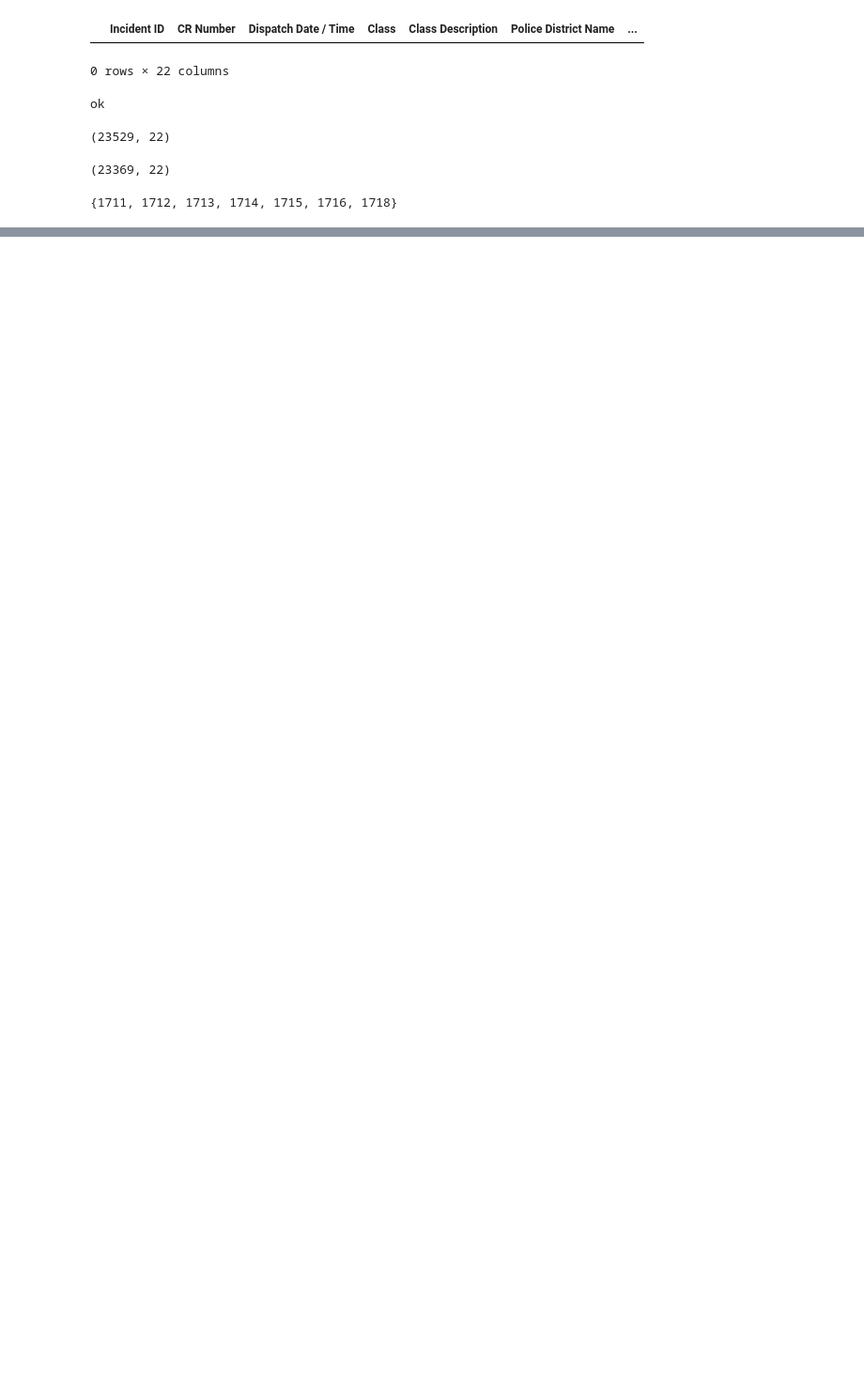
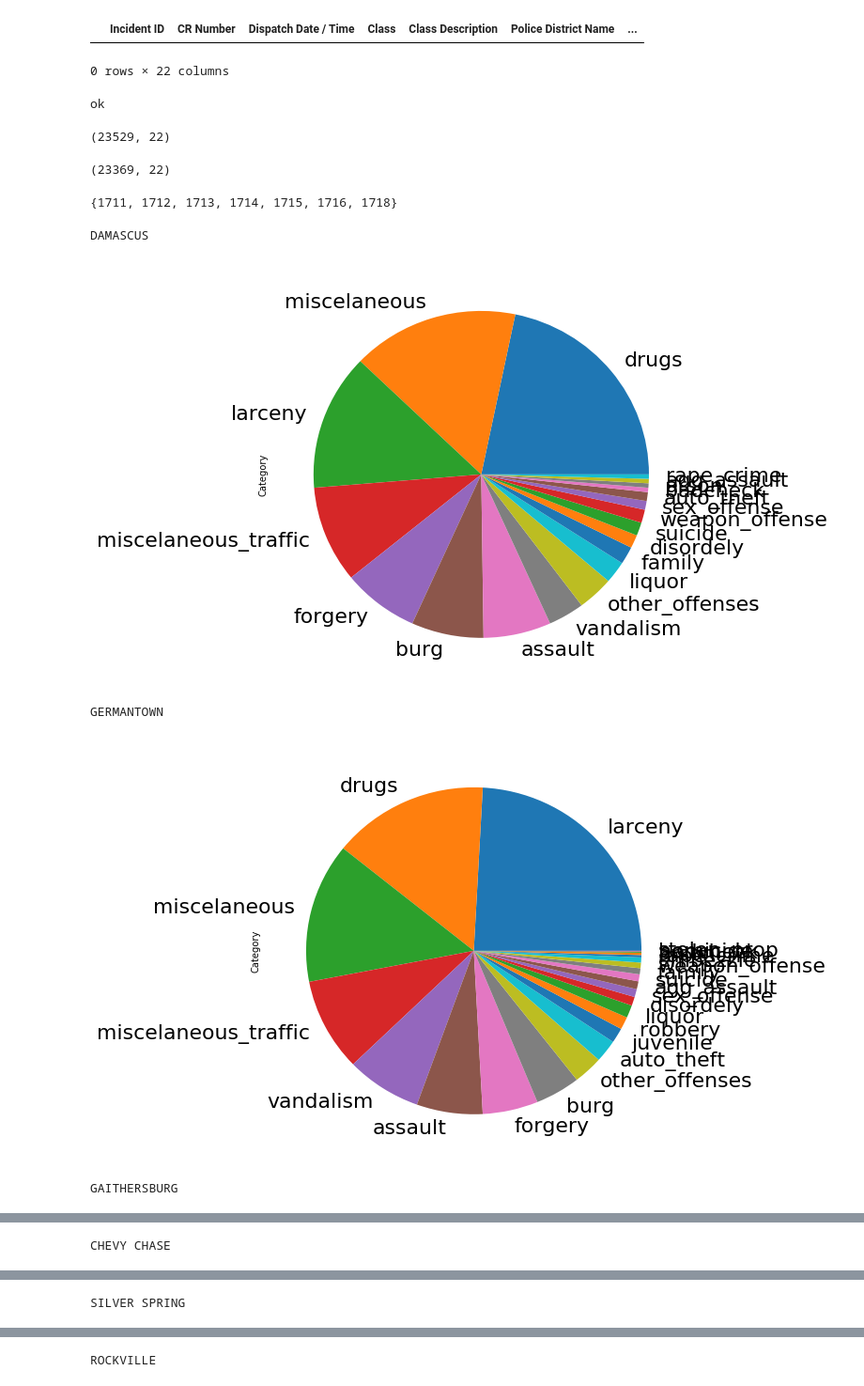
Before and after one commit to abugim/Minority-Report, a Jupyter notebook: Classificacao_ocorrencias.ipynb, the cells around one changed output, grey strips where cells are left out. Shown at 94% size. Cells and saved outputs as stored; diff of their text form; code cells hidden in the pictures; blank space fills up the shorter version.

Commit message:
Visualização do perfil de crimes por cidade (em construção)

```diff
--- a/Classificacao_ocorrencias.ipynb
+++ b/Classificacao_ocorrencias.ipynb
@@ -233,12 +237,12 @@ cat_str = ['family',
               'larceny',
               'robbery',
               'badcheck',
-              'drug',
+              'drugs',
               'assault',
               'agg_assault',
               'vandalism',
               'forgery',
-              'misc',
+              'miscelaneous',
               'liquor',
               'suicide',
               'weapon_offense',
@@ -250,20 +254,26 @@ cat_str = ['family',
               'stolen_prop',
               'auto_theft',
               'burg',
-              'misc_trafic',
+              'miscelaneous_traffic',
               'arson',
               'vice',
               'other_offenses']
-# %%
-cidade_tipos_ocorrencia = {}
-tipos_ocorrencia = {}
-cities = crimes['City']
-i = 0
-for city in cities:
-    class_crime = crimes[crimes['City'] == city].loc[:,'Class']
-    for categoria in categorias:
-        tipos_ocorrencia[cat_str[i]] = np.sum(class_crime[categoria])
-        i = i+1
-    cidade_tipos_ocorrencia[city] = tipos_ocorrencia
-    tipos_ocorrencia ={}
-    i = 0
+# %%
+crimes['Category'] = ''
+category_dict = {}
+
+for categoria, nome_categoria in zip(categorias, cat_str):
+    crimes.loc[categoria, 'Category'] = nome_categoria
+# %%
+cities = crimes['City'].unique()
+
+for city in cities:
+    print(city)
+    crimes[crimes['City'] == city].loc[:,'Category'].value_counts(normalize=True).plot(kind='pie',figsize = [8, 8],fontsize=22)
+    plt.show()
+# %% [output]
+DAMASCUS
+[figure, added]
+GERMANTOWN
+[figure, added]
+GAITHERSBURG
@@ -269,0 +281 @@ for city in cities:
+CHEVY CHASE
@@ -269,0 +283 @@ for city in cities:
+SILVER SPRING
@@ -269,0 +285 @@ for city in cities:
+ROCKVILLE
```
Also changed, not shown: parts of 7 cells of this notebook.
